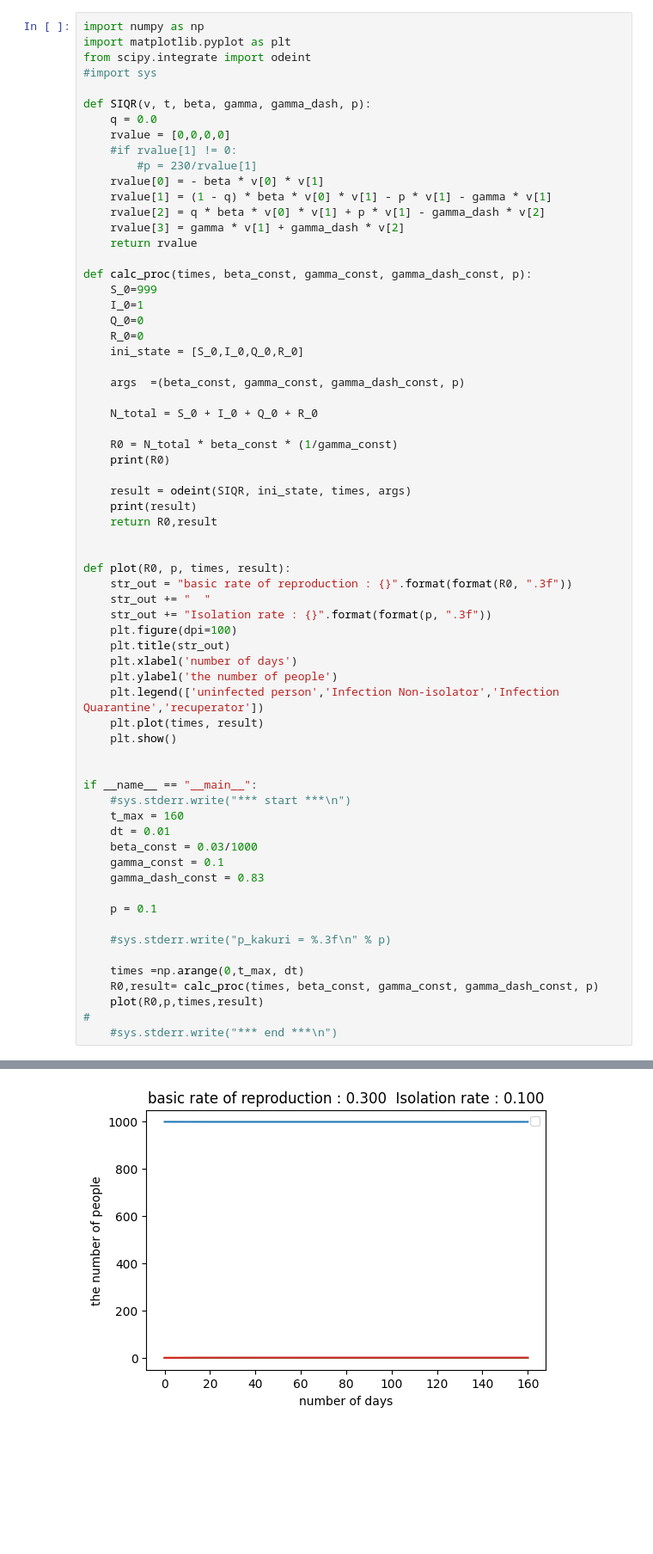
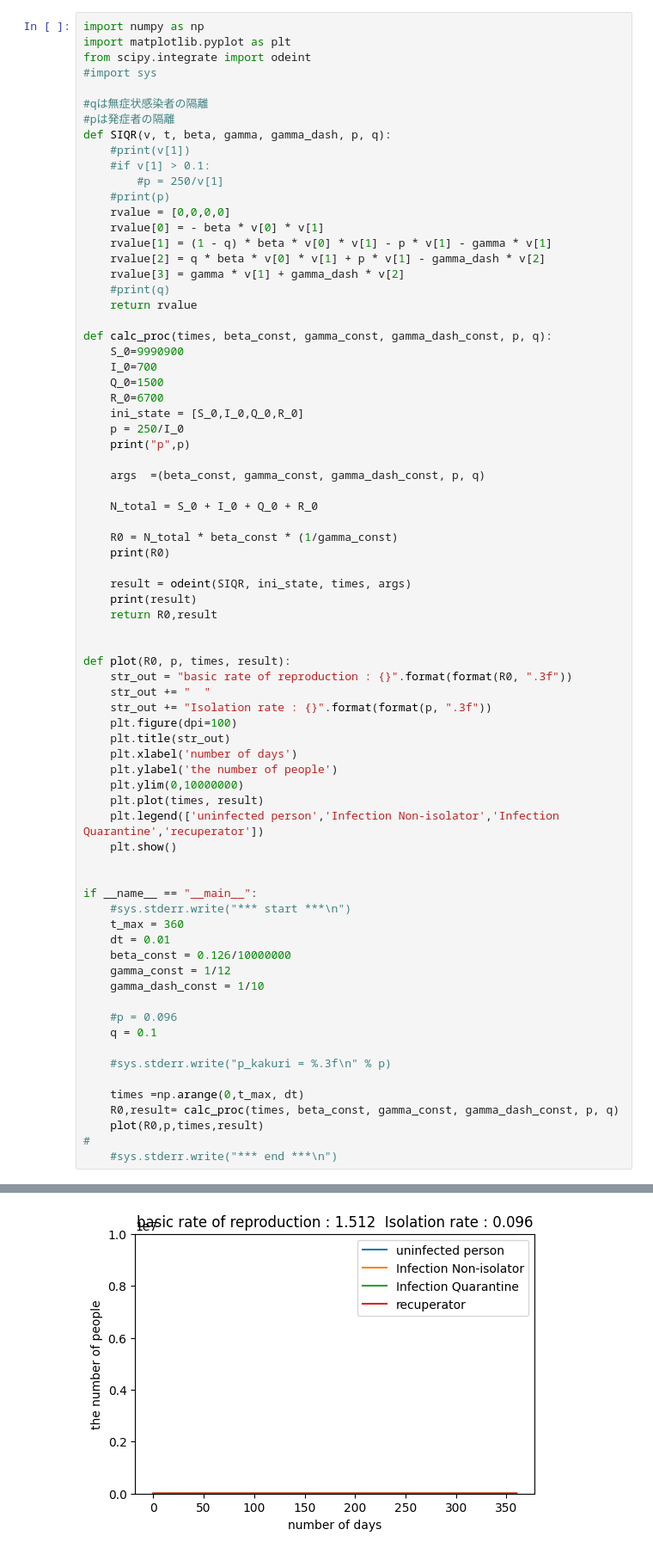
Before and after one commit to jabelic/SIQRmodel, a Jupyter notebook: siqr.ipynb, the cells around one changed output, grey strips where cells are left out. Shown at 86% size. Drawn from its saved outputs; the diff is of its cells as text; blank space fills up the shorter version.

Commit message:
add image

```diff
--- a/siqr.ipynb
+++ b/siqr.ipynb
@@ -4,25 +4,31 @@ import matplotlib.pyplot as plt
 from scipy.integrate import odeint
 #import sys
 
-def SIQR(v, t, beta, gamma, gamma_dash, p):
-    q = 0.0
+#qは無症状感染者の隔離
+#pは発症者の隔離
+def SIQR(v, t, beta, gamma, gamma_dash, p, q):
+    #print(v[1])
+    #if v[1] > 0.1:
+        #p = 250/v[1]
+    #print(p)
     rvalue = [0,0,0,0]
-    #if rvalue[1] != 0:
-        #p = 230/rvalue[1]
     rvalue[0] = - beta * v[0] * v[1]
     rvalue[1] = (1 - q) * beta * v[0] * v[1] - p * v[1] - gamma * v[1]
     rvalue[2] = q * beta * v[0] * v[1] + p * v[1] - gamma_dash * v[2]
     rvalue[3] = gamma * v[1] + gamma_dash * v[2]
+    #print(q)
     return rvalue
 
-def calc_proc(times, beta_const, gamma_const, gamma_dash_const, p):
-    S_0=999
-    I_0=1
-    Q_0=0
-    R_0=0
+def calc_proc(times, beta_const, gamma_const, gamma_dash_const, p, q):
+    S_0=9990900
+    I_0=700
+    Q_0=1500
+    R_0=6700
     ini_state = [S_0,I_0,Q_0,R_0]
+    p = 250/I_0
+    print("p",p)
 
-    args  =(beta_const, gamma_const, gamma_dash_const, p)
+    args  =(beta_const, gamma_const, gamma_dash_const, p, q)
 
     N_total = S_0 + I_0 + Q_0 + R_0
 
@@ -42,25 +48,27 @@ def plot(R0, p, times, result):
     plt.title(str_out)
     plt.xlabel('number of days')
     plt.ylabel('the number of people')
+    plt.ylim(0,10000000)
+    plt.plot(times, result)
     plt.legend(['uninfected person','Infection Non-isolator','Infection Quarantine','recuperator'])
-    plt.plot(times, result)
     plt.show()
 
 
 if __name__ == "__main__":
     #sys.stderr.write("*** start ***\n")
-    t_max = 160
+    t_max = 360
     dt = 0.01
-    beta_const = 0.03/1000
-    gamma_const = 0.1
-    gamma_dash_const = 0.83
+    beta_const = 0.126/10000000
+    gamma_const = 1/12
+    gamma_dash_const = 1/10
 
-    p = 0.1
+    #p = 0.096
+    q = 0.1
 
     #sys.stderr.write("p_kakuri = %.3f\n" % p)
 
     times =np.arange(0,t_max, dt)
-    R0,result= calc_proc(times, beta_const, gamma_const, gamma_dash_const, p)
+    R0,result= calc_proc(times, beta_const, gamma_const, gamma_dash_const, p, q)
     plot(R0,p,times,result)
 #
     #sys.stderr.write("*** end ***\n")
@@ -76,4 +85,4 @@ if __name__ == "__main__":
-[figure, old version]
+[figure, new version]
 # %%
 #I096 = [result096[i][1] for i in range(16000)]
 #I296 = [result296[i][1] for i in range(16000)]
```
Also changed, not shown: parts of 9 cells of this notebook, 30 other files.
